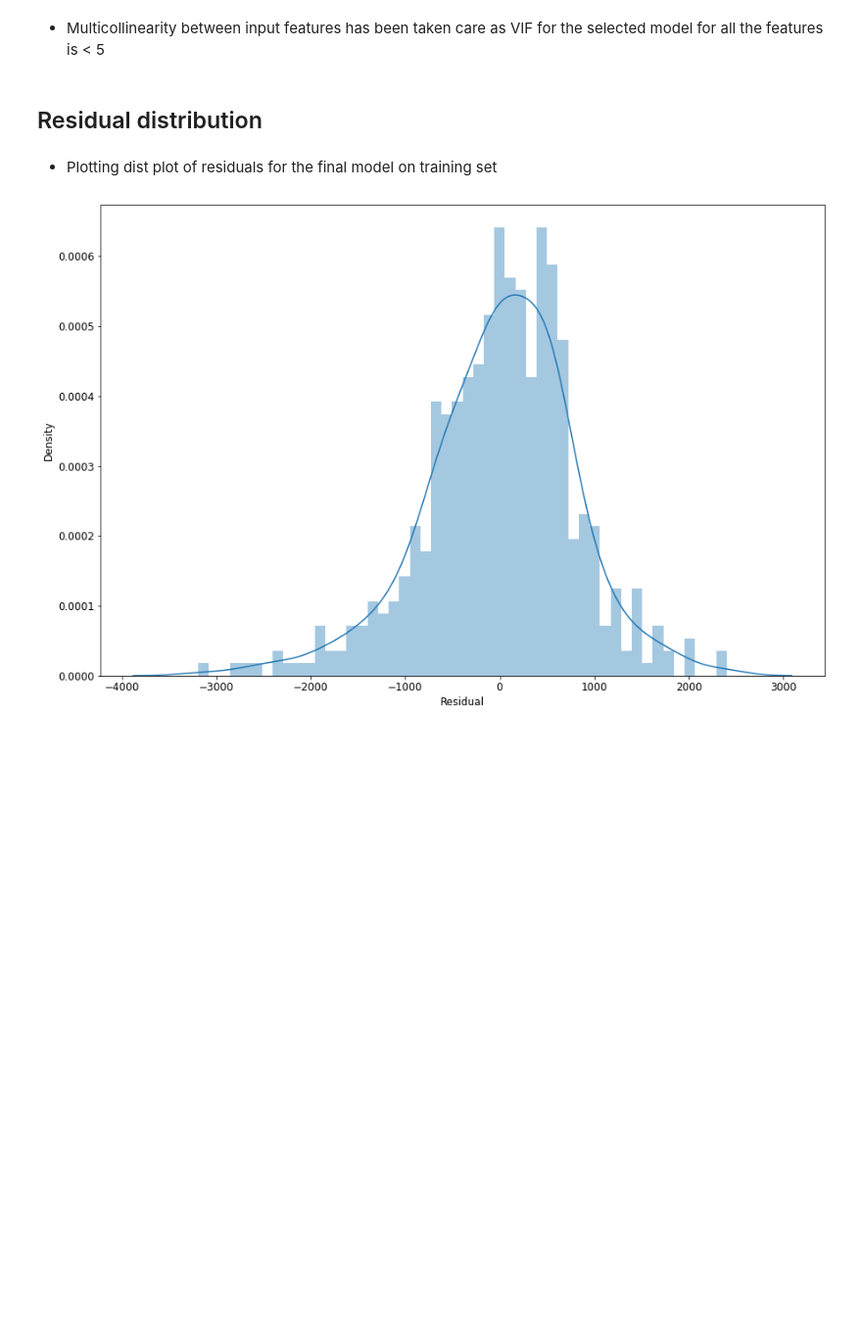
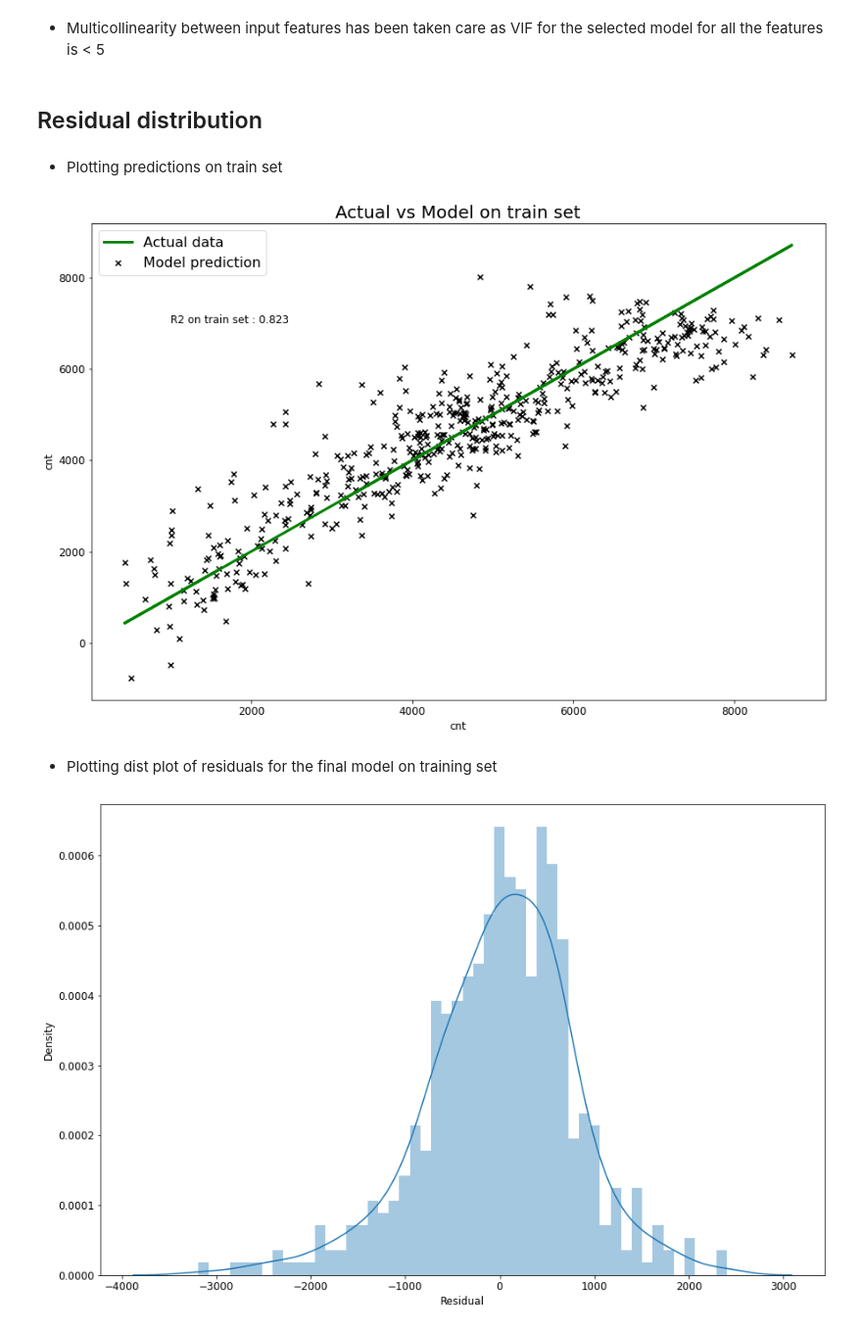
Before and after one commit to kvc0608/Bike-sharing, a Jupyter notebook: Anirudh_KVC.ipynb, the cells around one changed output. Shown: that part at 98% size. Cells and saved outputs as stored; diff of their text form; code cells hidden in the pictures; blank space fills up the shorter version.

```diff
--- a/Anirudh_KVC.ipynb
+++ b/Anirudh_KVC.ipynb
@@ -956,6 +956,12 @@ rel_models[-1].calc_vif()
 - Multicollinearity between input features has been taken care as VIF for the selected model for all the features is < 5
 # %% [markdown]
 ## Residual distribution
+# %% [markdown]
+- Plotting predictions on train set
+# %%
+rel_models[-1].plot_predictions(y_train,rel_models[-1].y_train_pred,"train")
+# %% [output]
+[figure, added]
 # %% [markdown]
 - Plotting dist plot of residuals for the final model on training set
 # %%
```
Also changed, not shown: parts of 17 cells of this notebook, 1 other file.
